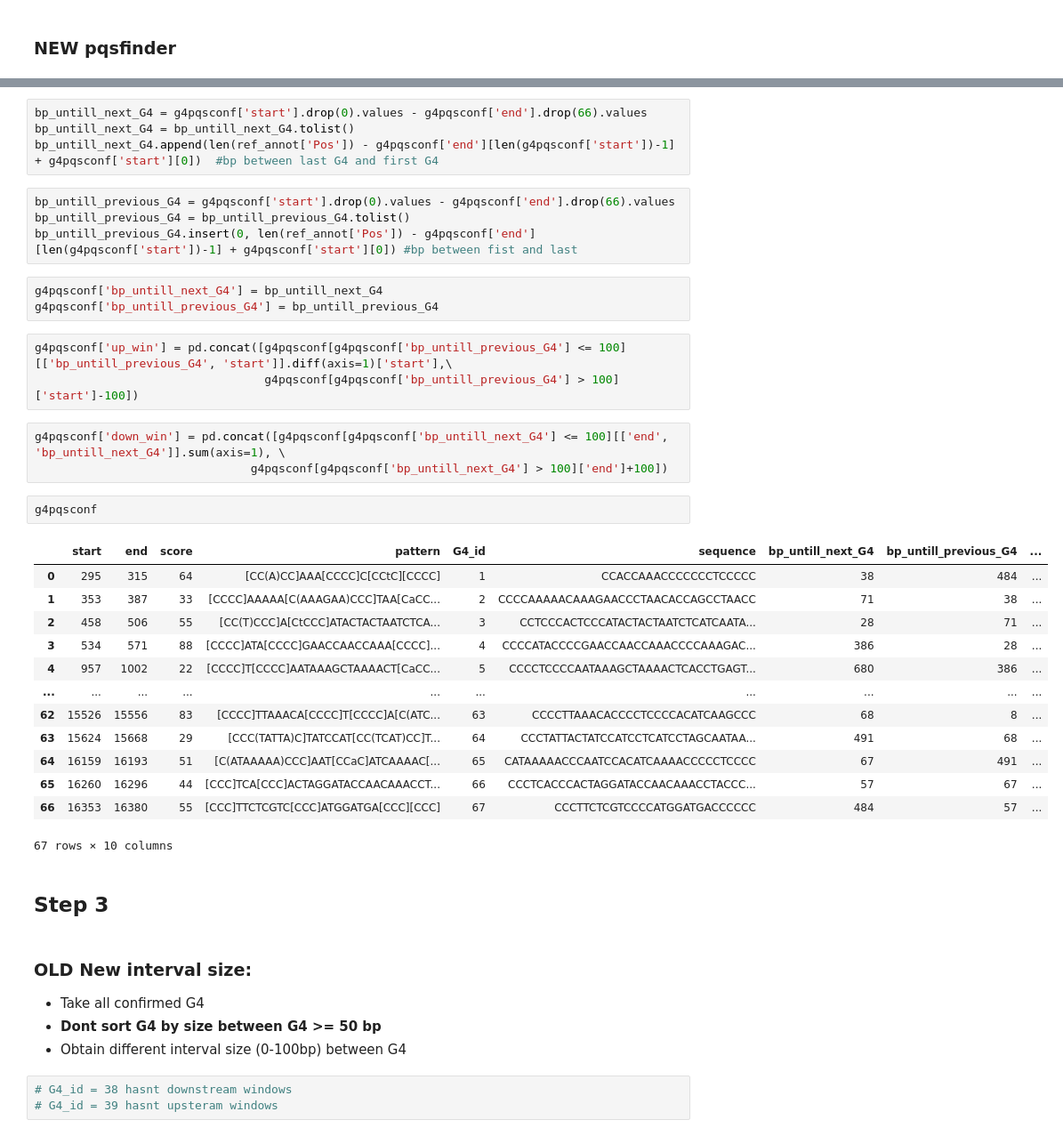
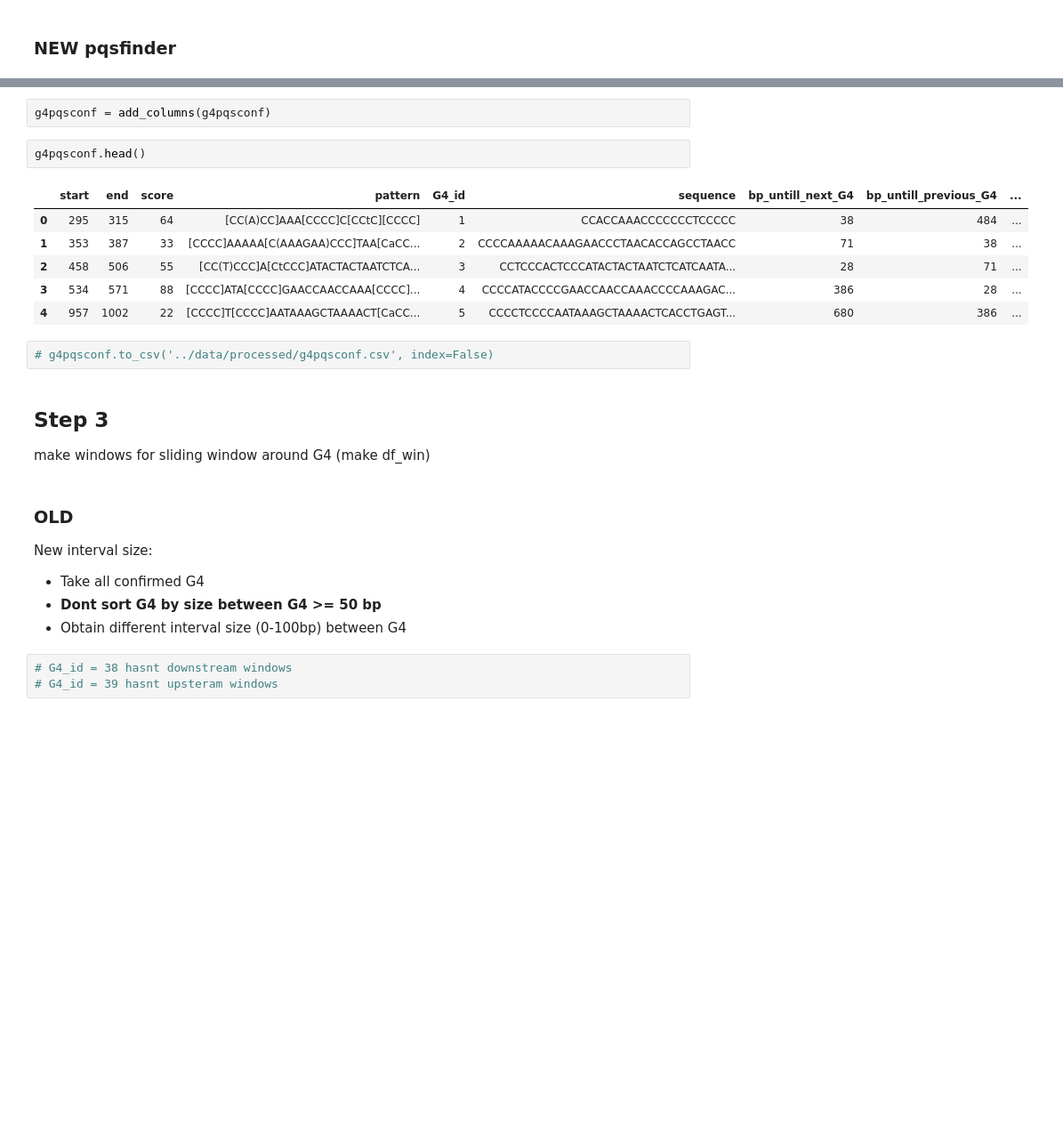
Before and after one commit to mitoclub/G4MutSpec, a Jupyter notebook: notebooks/data_preparation.ipynb, the cells around one changed output, grey strips where cells are left out. Shown at 89% size. Saved outputs shown, nothing was run; the diff lists cells and outputs as text; blank space fills up the shorter version.

```diff
--- a/notebooks/data_preparation.ipynb
+++ b/notebooks/data_preparation.ipynb
@@ -402,40 +583,23 @@ array([  38,   71,   28,  386,  680,  342, 1103,  237,   38,  280,   44,
-# %%
-bp_untill_next_G4 = g4pqsconf['start'].drop(0).values - g4pqsconf['end'].drop(66).values
-bp_untill_next_G4 = bp_untill_next_G4.tolist()
-bp_untill_next_G4.append(len(ref_annot['Pos']) - g4pqsconf['end'][len(g4pqsconf['start'])-1] + g4pqsconf['start'][0])  #bp between last G4 and first G4
-# %%
-bp_untill_previous_G4 = g4pqsconf['start'].drop(0).values - g4pqsconf['end'].drop(66).values
-bp_untill_previous_G4 = bp_untill_previous_G4.tolist()
-bp_untill_previous_G4.insert(0, len(ref_annot['Pos']) - g4pqsconf['end'][len(g4pqsconf['start'])-1] + g4pqsconf['start'][0]) #bp between fist and last
-# %%
-g4pqsconf['bp_untill_next_G4'] = bp_untill_next_G4
-g4pqsconf['bp_untill_previous_G4'] = bp_untill_previous_G4
-# %%
-g4pqsconf['up_win'] = pd.concat([g4pqsconf[g4pqsconf['bp_untill_previous_G4'] <= 100][['bp_untill_previous_G4', 'start']].diff(axis=1)['start'],\
-                                 g4pqsconf[g4pqsconf['bp_untill_previous_G4'] > 100]['start']-100])
-# %%
-g4pqsconf['down_win'] = pd.concat([g4pqsconf[g4pqsconf['bp_untill_next_G4'] <= 100][['end', 'bp_untill_next_G4']].sum(axis=1), \
-                               g4pqsconf[g4pqsconf['bp_untill_next_G4'] > 100]['end']+100])
+# %%
+g4pqsconf = add_columns(g4pqsconf)
 # %%
-g4pqsconf
+g4pqsconf.head()
 # %% [output]
 |  | start | end | score | pattern | G4_id | sequence | bp_untill_next_G4 | bp_untill_previous_G4 | ... |
 | 0 | 295 | 315 | 64 | [CC(A)CC]AAA[CCCC]C[CCtC][CCCC] | 1 | CCACCAAACCCCCCCTCCCCC | 38 | 484 | ... |
 | 1 | 353 | 387 | 33 | [CCCC]AAAAA[C(AAAGAA)CCC]TAA[CaCC... | 2 | CCCCAAAAACAAAGAACCCTAACACCAGCCTAACC | 71 | 38 | ... |
 | 2 | 458 | 506 | 55 | [CC(T)CCC]A[CtCCC]ATACTACTAATCTCA... | 3 | CCTCCCACTCCCATACTACTAATCTCATCAATA... | 28 | 71 | ... |
 | 3 | 534 | 571 | 88 | [CCCC]ATA[CCCC]GAACCAACCAAA[CCCC]... | 4 | CCCCATACCCCGAACCAACCAAACCCCAAAGAC... | 386 | 28 | ... |
 | 4 | 957 | 1002 | 22 | [CCCC]T[CCCC]AATAAAGCTAAAACT[CaCC... | 5 | CCCCTCCCCAATAAAGCTAAAACTCACCTGAGT... | 680 | 386 | ... |
-| ... | ... | ... | ... | ... | ... | ... | ... | ... | ... |
-| 62 | 15526 | 15556 | 83 | [CCCC]TTAAACA[CCCC]T[CCCC]A[C(ATC... | 63 | CCCCTTAAACACCCCTCCCCACATCAAGCCC | 68 | 8 | ... |
-| 63 | 15624 | 15668 | 29 | [CCC(TATTA)C]TATCCAT[CC(TCAT)CC]T... | 64 | CCCTATTACTATCCATCCTCATCCTAGCAATAA... | 491 | 68 | ... |
-| 64 | 16159 | 16193 | 51 | [C(ATAAAAA)CCC]AAT[CCaC]ATCAAAAC[... | 65 | CATAAAAACCCAATCCACATCAAAACCCCCTCCCC | 67 | 491 | ... |
-| 65 | 16260 | 16296 | 44 | [CCC]TCA[CCC]ACTAGGATACCAACAAACCT... | 66 | CCCTCACCCACTAGGATACCAACAAACCTACCC... | 57 | 67 | ... |
-| 66 | 16353 | 16380 | 55 | [CCC]TTCTCGTC[CCC]ATGGATGA[CCC][CCC] | 67 | CCCTTCTCGTCCCCATGGATGACCCCCC | 484 | 57 | ... |
-67 rows × 10 columns
+# %%
+# g4pqsconf.to_csv('../data/processed/g4pqsconf.csv', index=False)
 # %% [markdown]
 ## Step 3
+make windows for sliding window around G4 (make df_win)
 # %% [markdown]
-### OLD New interval size:
+### OLD
+
+New interval size:
 - Take all confirmed G4
 - **Dont sort G4 by size between G4 >= 50 bp**
 - Obtain different interval size (0-100bp) between G4
```
Also changed, not shown: parts of 151 cells of this notebook, 7 other files.
